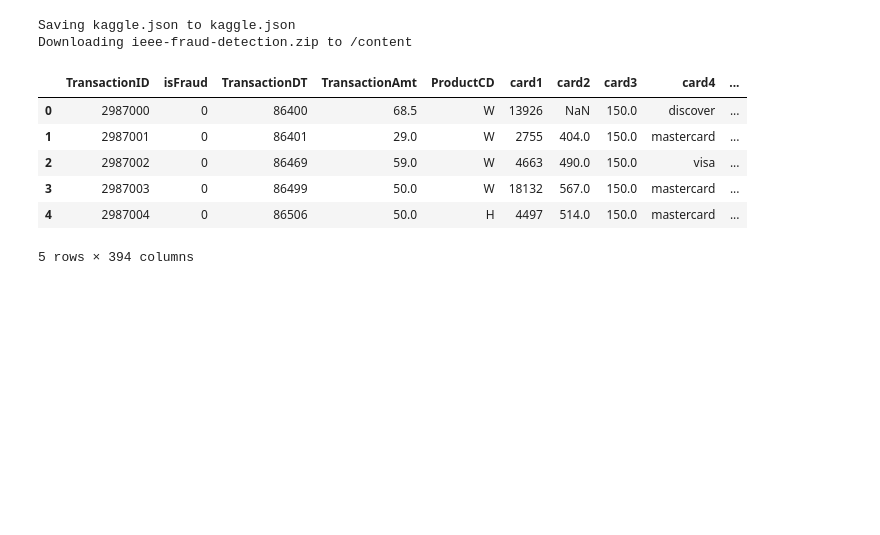
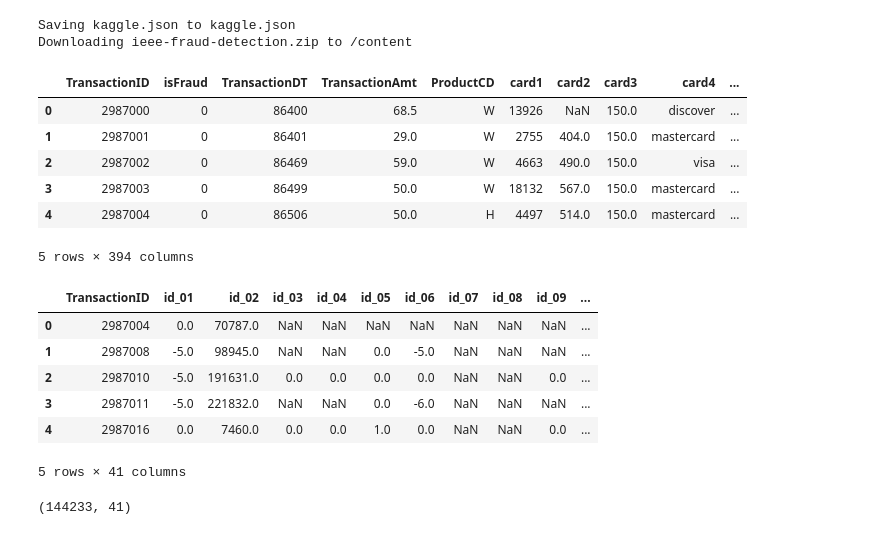
Before and after one commit to BYRic-F/E-commerce-Fraud-detection, a Jupyter notebook: Vesta E-commerce_Fraud_detection.ipynb, the cells around one changed output. Saved outputs shown, nothing was run; the diff lists cells and outputs as text; code cells hidden in the pictures; blank space fills up the shorter version.

```diff
--- a/Vesta E-commerce_Fraud_detection.ipynb
+++ b/Vesta E-commerce_Fraud_detection.ipynb
@@ -38,3 +38,22 @@ train_df.head()
 | 3 | 2987003 | 0 | 86499 | 50.0 | W | 18132 | 567.0 | 150.0 | mastercard | ... |
 | 4 | 2987004 | 0 | 86506 | 50.0 | H | 4497 | 514.0 | 150.0 | mastercard | ... |
 5 rows × 394 columns
+# %%
+# Load dataset identity
+
+train_identity = pd.read_csv("ieee_fraud/train_identity.csv")
+test_identity = pd.read_csv("ieee_fraud/test_identity.csv")
+
+train_identity.head()
+# %% [output]
+|  | TransactionID | id_01 | id_02 | id_03 | id_04 | id_05 | id_06 | id_07 | id_08 | id_09 | ... |
+| 0 | 2987004 | 0.0 | 70787.0 | NaN | NaN | NaN | NaN | NaN | NaN | NaN | ... |
+| 1 | 2987008 | -5.0 | 98945.0 | NaN | NaN | 0.0 | -5.0 | NaN | NaN | NaN | ... |
+| 2 | 2987010 | -5.0 | 191631.0 | 0.0 | 0.0 | 0.0 | 0.0 | NaN | NaN | 0.0 | ... |
+| 3 | 2987011 | -5.0 | 221832.0 | NaN | NaN | 0.0 | -6.0 | NaN | NaN | NaN | ... |
+| 4 | 2987016 | 0.0 | 7460.0 | 0.0 | 0.0 | 1.0 | 0.0 | NaN | NaN | 0.0 | ... |
+5 rows × 41 columns
+# %%
+train_identity.shape
+# %% [output]
+(144233, 41)
```
Also changed, not shown: parts of 9 cells of this notebook.
